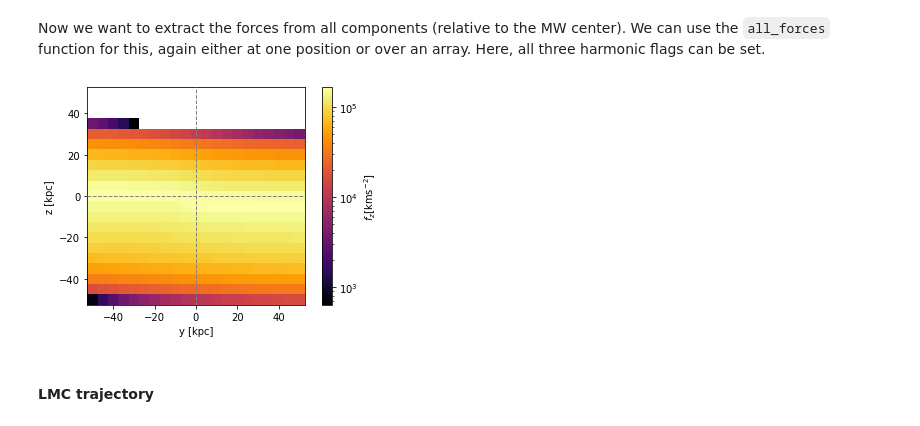
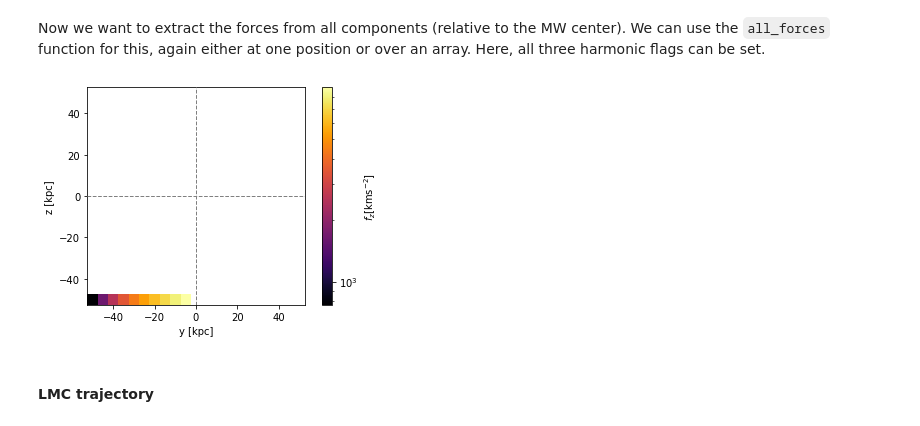
Before and after one commit to michael-petersen/sphexpansion, a Jupyter notebook: tutorial/fields_tutorial.ipynb, the cells around one changed output. Saved outputs shown, nothing was run; the diff lists cells and outputs as text; code cells hidden in the pictures.

```diff
--- a/tutorial/fields_tutorial.ipynb
+++ b/tutorial/fields_tutorial.ipynb
@@ -301,18 +307,18 @@ Now we want to extract the forces from all components (relative to the MW
 center). We can use the `all_forces` function for this, again either at one
 position or over an array. Here, all three harmonic flags can be set.
 # %%
-forces = Model.all_forces(t=0, x=np.full(len(Y), 0.01), y=Y, z=Z)
+forces = Model.all_forces(t=0, x=np.full(len(Y), 0.0), y=Y, z=Z)
 fx, fy, fz = forces[:,0], forces[:,1], forces[:,2]
 
 # Let's have a look at the z-force
 fz = fz.reshape((len(y), len(z)))
 
 fig, ax = mwlmc_plot.plot_forces(Ym, Zm, fz,
                                   cmap = plt.cm.inferno,
                                   norm = LogNorm())
 plt.show()
 # %% [output]
-[figure, old version]
+[figure, new version]
 # %% [markdown]
 #### LMC trajectory
 # %% [markdown]
```
Also changed, not shown: parts of 15 cells of this notebook, 3 other files.
